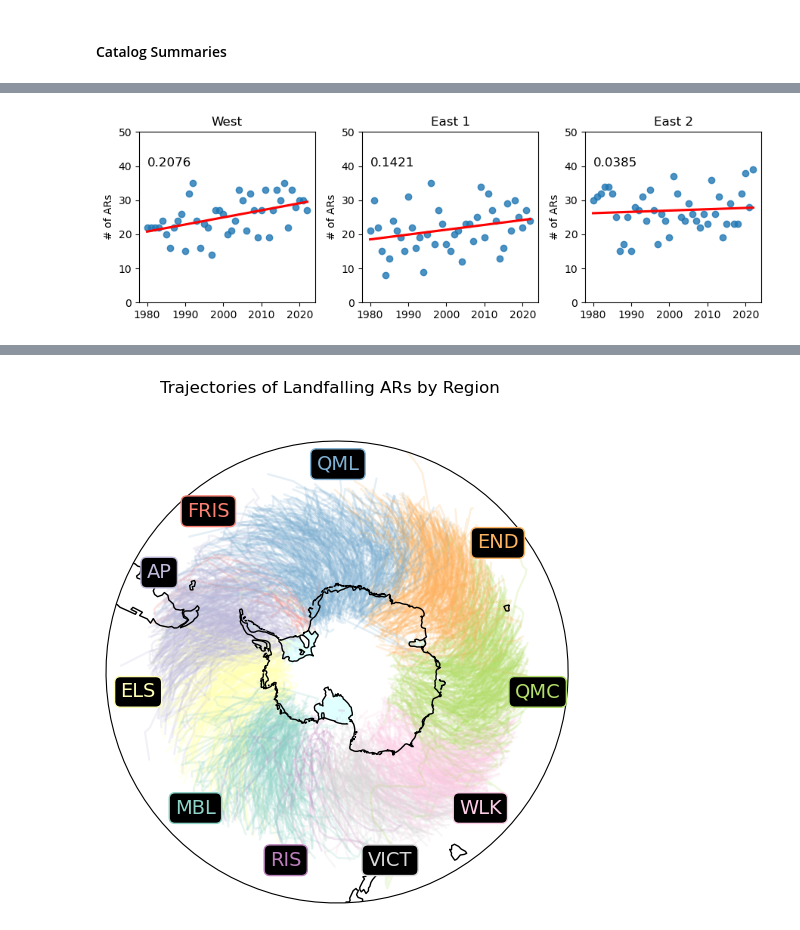
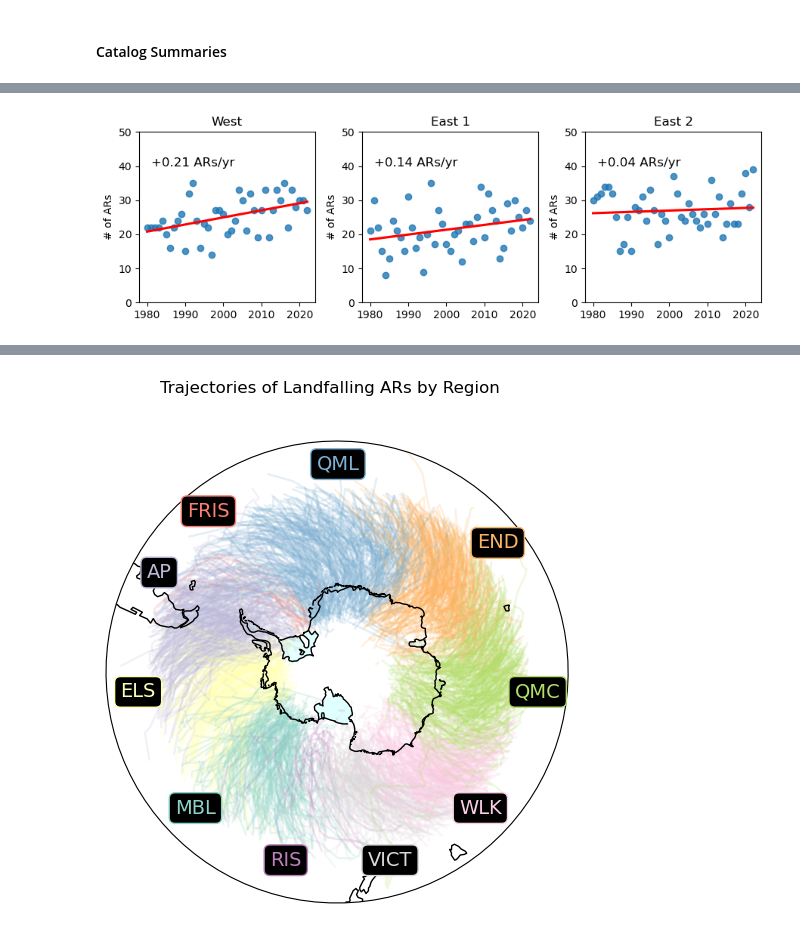
Before and after one commit to jbbutler/extreme_antarctic_ARs, a Jupyter notebook: notebooks/paper_plots.ipynb, the cells around one changed output, grey strips where cells are left out. Cells and saved outputs as stored; diff of their text form; code cells hidden in the pictures.

```diff
--- a/notebooks/paper_plots.ipynb
+++ b/notebooks/paper_plots.ipynb
@@ -369,0 +291,19 @@ fig.savefig(str(home_dir) + '/plots/paper_plots/regional_count_trends.png', dpi=
+# %%
+year_df = landfalling_catalog.groupby('landfalling_year', as_index=False).size()
+
+fig, axs = plt.subplots(nrows=1, ncols=1, figsize=(4,4))
+coord = 0
+
+cur_ax =axs
+
+sns.regplot(data=year_df, x='landfalling_year', y='size', ci=None, line_kws={"color": "red"}, ax=cur_ax)
+ar_rate = round(stats.linregress(year_df.landfalling_year, year_df['size'])[0], 2)
+text = f'+{ar_rate} ARs/yr'
+cur_ax.set_title('Antarctic-wide')
+cur_ax.set_ylim([0, 120])
+cur_ax.text(1981, 100, s=text, fontsize=12)
+cur_ax.set_xlabel('')
+cur_ax.set_ylabel('# of ARs')
+
+fig.tight_layout()
+fig.savefig(str(home_dir) + '/plots/paper_plots/antarctic_count_trend.png', dpi=100)
@@ -370,22 +324,24 @@ fig.savefig(str(home_dir) + '/plots/paper_plots/regional_count_trends.png', dpi=
 # %%
 year_df = landfalling_catalog.groupby(['landfalling_year', 'coarser_region'], as_index=False).size()
 fig, axs = plt.subplots(nrows=1, ncols=3, figsize=(9,3))
 coord = 0
 for label in region_masks_coarser.keys():
     cur_ax =axs[coord%3]
+
     year_region_df = year_df[year_df.coarser_region == label]
     sns.regplot(data=year_region_df, x='landfalling_year', y='size', ci=None, line_kws={"color": "red"}, ax=cur_ax)
-    text = round(stats.linregress(year_region_df.landfalling_year, year_region_df['size'])[0], 4)
+    ar_rate = round(stats.linregress(year_region_df.landfalling_year, year_region_df['size'])[0], 2)
+    text = f'+{ar_rate} ARs/yr'
     cur_ax.set_title(label)
     cur_ax.set_ylim([0, 50])
-    cur_ax.text(1980, 40, s=text, fontsize=12)
+    cur_ax.text(1981, 40, s=text, fontsize=12)
     cur_ax.set_xlabel('')
     cur_ax.set_ylabel('# of ARs')
 
     coord += 1
 
 fig.tight_layout()
 
 fig.savefig(str(home_dir) + '/plots/paper_plots/regional_count_trends.png', dpi=100)
 # %% [output]
-[figure, old version]
+[figure, new version]
```
Also changed, not shown: parts of 15 cells of this notebook, 8 other files.
